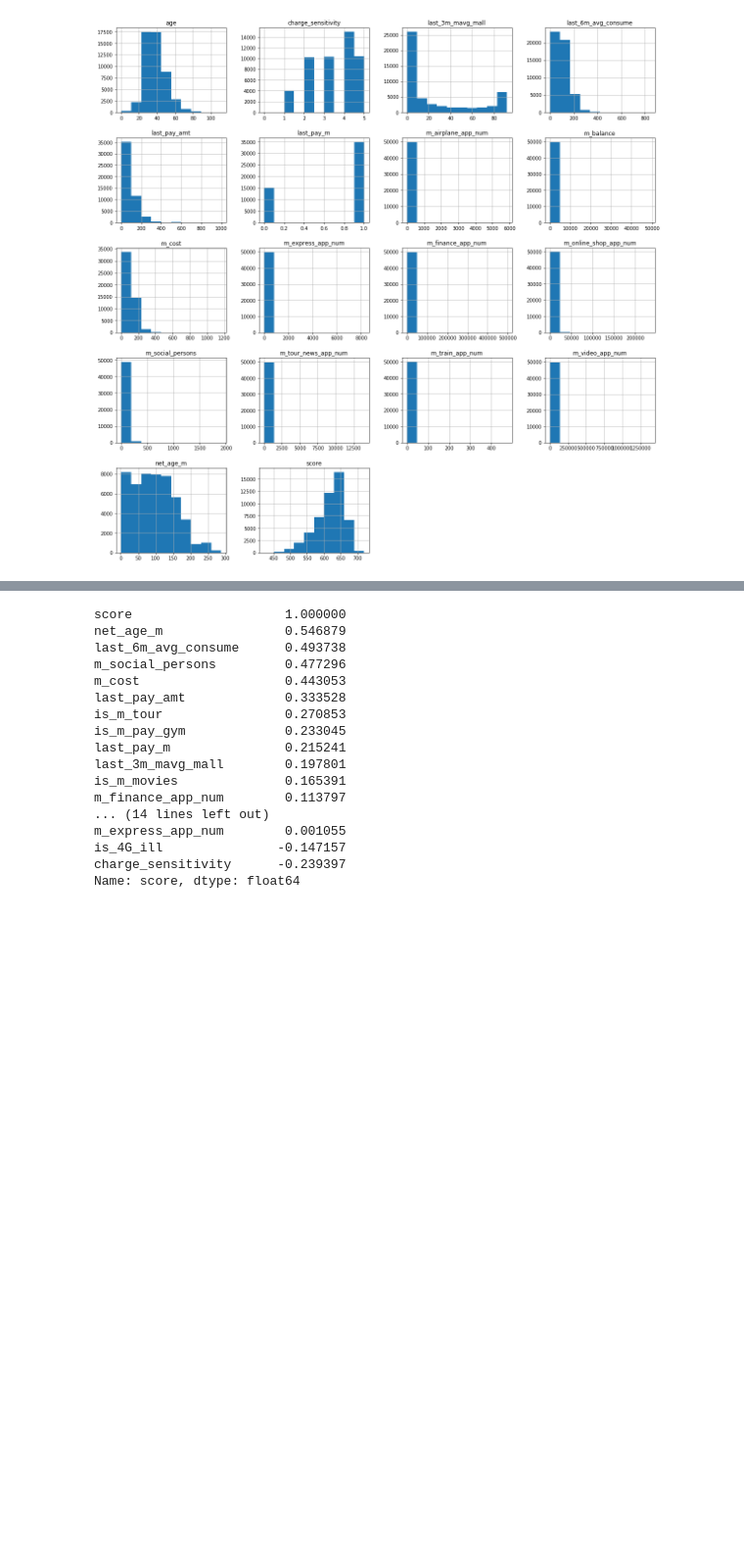
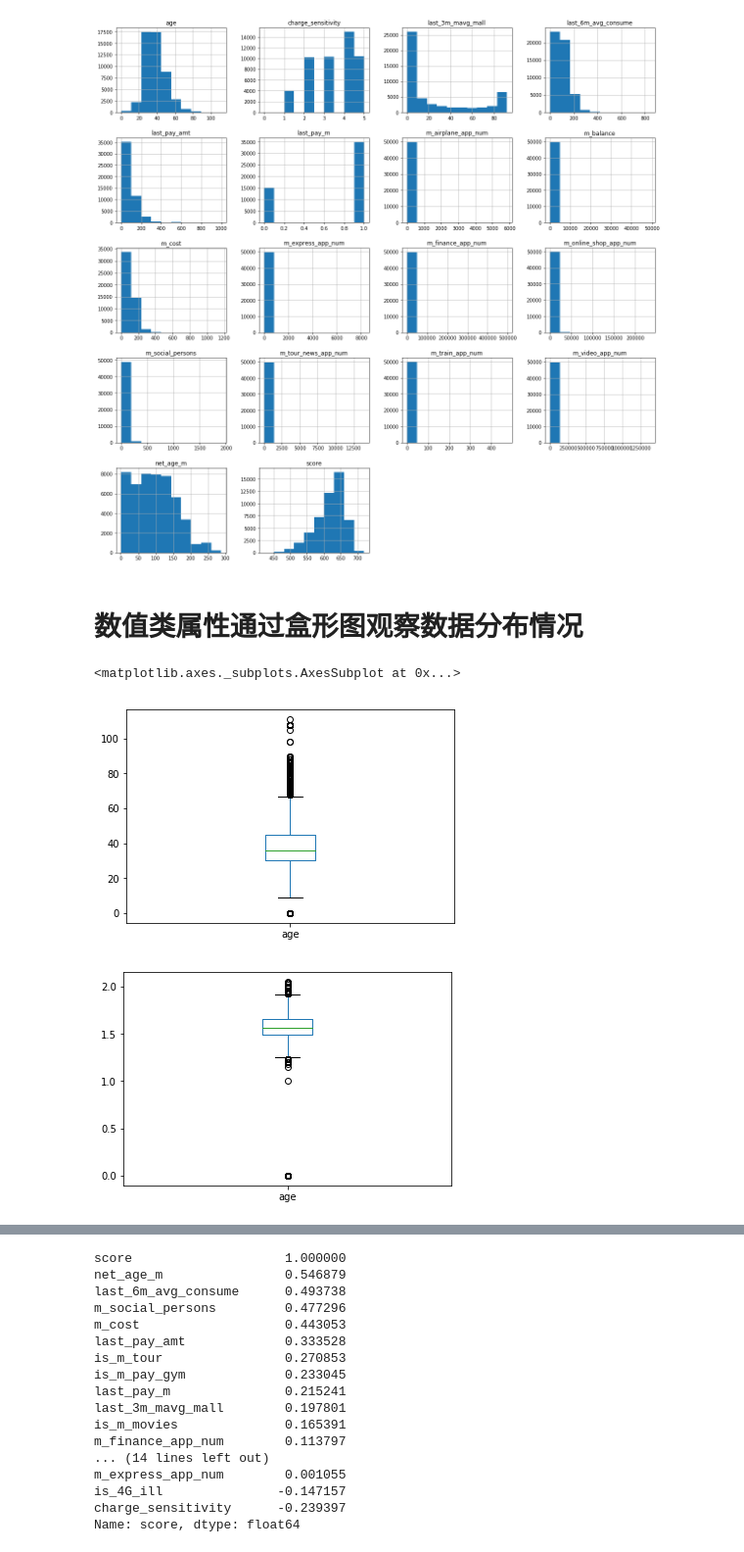
Before and after one commit to qianfengzh/learn_ml, a Jupyter notebook: Competitions/userprofile/EDA.ipynb, the cells around one changed output, grey strips where cells are left out. Shown: that part at 98% size. Cells and saved outputs as stored; diff of their text form; code cells hidden in the pictures; blank space fills up the shorter version.

```diff
--- a/Competitions/userprofile/EDA.ipynb
+++ b/Competitions/userprofile/EDA.ipynb
@@ -116,3 +119,15 @@ array([[<matplotlib.axes._subplots.AxesSubplot object at 0x...>,
         <matplotlib.axes._subplots.AxesSubplot object at 0x...>]],
       dtype=object)
 [figure]
+# %% [markdown]
+# 数值类属性通过盒形图观察数据分布情况
+# %%
+num_attribs = ['age', 'net_age_m', 'last_pay_m', 'last_pay_amt', 'last_6m_avg_consume', 'm_cost', 'm_balance'
+            , 'charge_sensitivity', 'm_social_persons', 'last_3m_mavg_mall', 'm_online_shop_app_num', 'm_express_app_num'
+            , 'm_finance_app_num', 'm_video_app_num', 'm_airplane_app_num', 'm_train_app_num', 'm_tour_news_app_num']
+train_data["age"].plot(kind="box")
+pd.DataFrame(np.log10(train_data["age"]+1)).plot(kind='box')
+# %% [output]
+<matplotlib.axes._subplots.AxesSubplot at 0x...>
+[figure, added]
+[figure, added]
```
Also changed, not shown: parts of 4 cells of this notebook, 3 other files.
